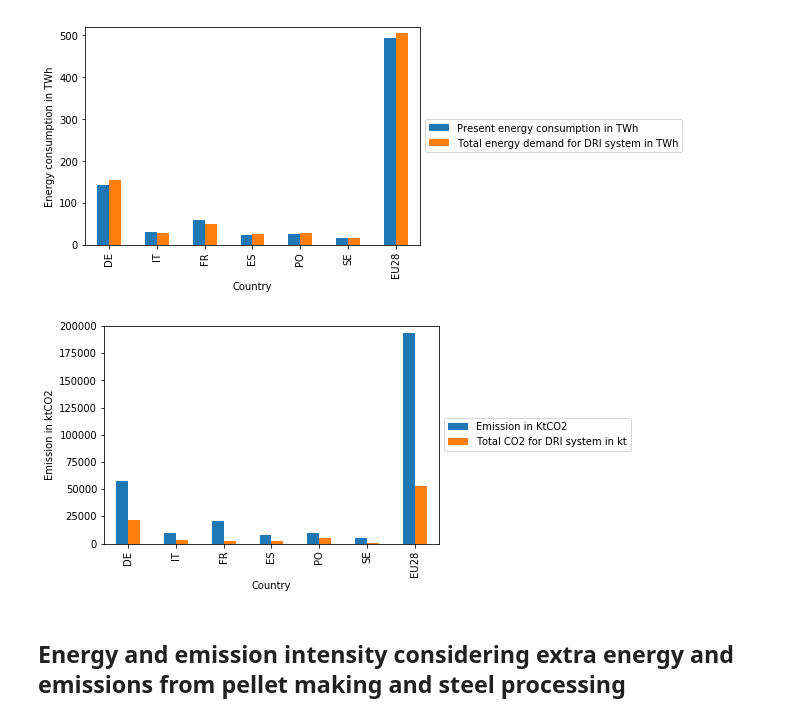
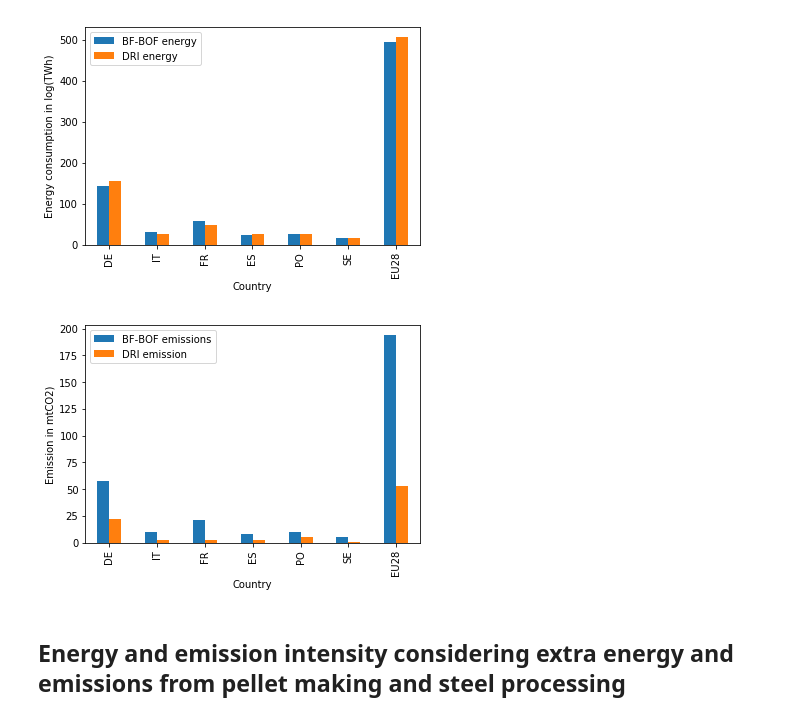
Before and after one commit to abhinavbhaskar/directreducediron, a Jupyter notebook: DRI_EAF_Alpha_0.94_v7.ipynb, the cells around one changed output. Saved outputs shown, nothing was run; the diff lists cells and outputs as text; code cells hidden in the pictures.

```diff
--- a/DRI_EAF_Alpha_0.94_v7.ipynb
+++ b/DRI_EAF_Alpha_0.94_v7.ipynb
@@ -1299,3 +1299,11 @@ data
 | 4 | PO | 5321.0 | 26.105861 | 9464.0 | 773.3 | ... |
 | 5 | SE | 2889.4 | 15.987761 | 5278.9 | 13.3 | ... |
 | 6 | EU28 | 100868.7 | 493.960990 | 193692.8 | 295.8 | ... |
+# %%
+import numpy as np
+
+data['BF-BOF emissions']=data['Emission in KtCO2']/1000
+data['DRI emission']=data['Total CO2 for DRI system in kt']/1000
+data['BF-BOF energy']=data['Present energy consumption in TWh']
+data['DRI energy']=data['Total energy demand for DRI system in TWh']
+data
@@ -1302,23 +1319,25 @@ data
 # %%
-ax=data.plot(x="Country", y=["Present energy consumption in TWh", "Total energy demand for DRI system in TWh"], kind="bar")
-plt.ylim(0,520)
-plt.ylabel('Energy consumption in TWh')
-plt.legend(loc='center left', bbox_to_anchor=(1.0, 0.5))
+ax=data.plot(x="Country", y=["BF-BOF energy", "DRI energy"], kind="bar")
+
+plt.ylabel('Energy consumption in log(TWh)')
+plt.legend(loc='upper left')
 plt.savefig('Energy_comparison.svg')
 plt.savefig('Energy_comparison.pdf')
 plt.show()
 # %% [output]
-[figure, old version]
+[figure, new version]
 # %%
-ax1=data.plot(x="Country", y=["Emission in KtCO2", "Total CO2 for DRI system in kt"], kind="bar")
-plt.ylim(0,200000)
-plt.ylabel('Emission in ktCO2')
-plt.legend(loc='center left', bbox_to_anchor=(1.0, 0.5))
+ax1=data.plot(x="Country", y=["BF-BOF emissions","DRI emission"], kind="bar")
+
+plt.ylabel('Emission in mtCO2)')
+
+plt.legend(loc='upper left')
 plt.savefig('Emission_comparison.svg')
 plt.savefig('Emission_comparison.pdf')
+plt.legend()
 plt.show()
 # %% [output]
-[figure, old version]
+[figure, new version]
 # %% [markdown]
 ## Energy and emission intensity considering extra energy and emissions from pellet making and steel processing
 # %%
```
Also changed, not shown: parts of 23 cells of this notebook.
